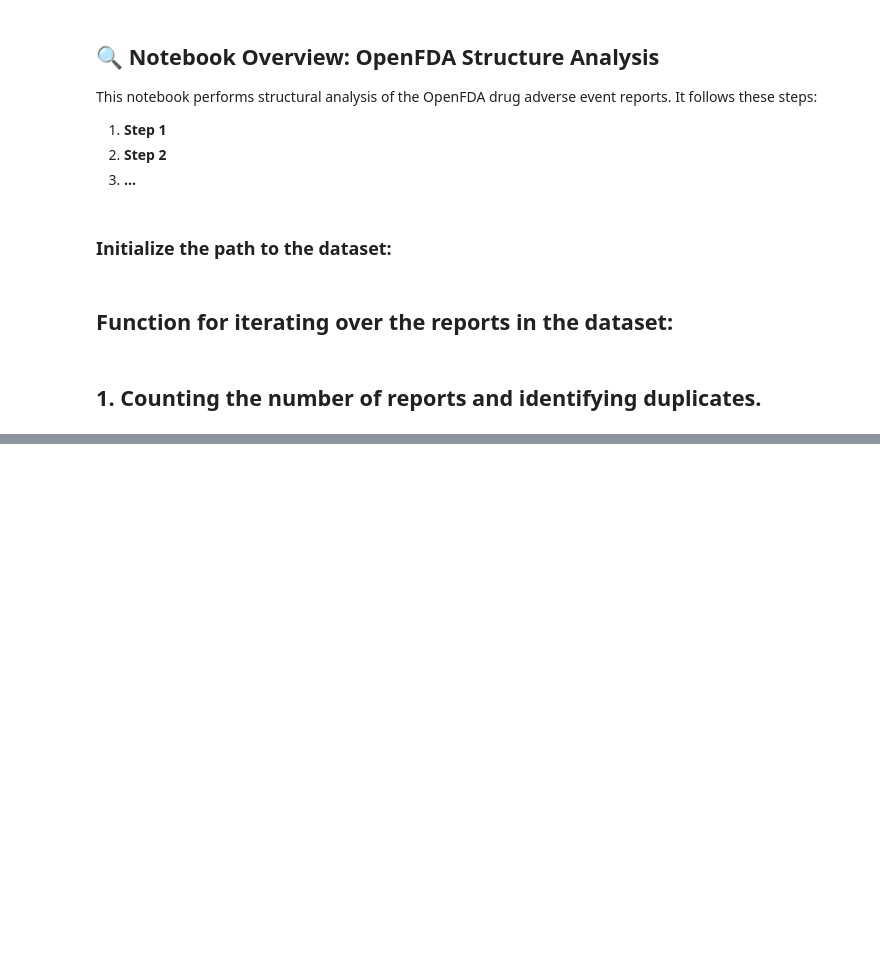
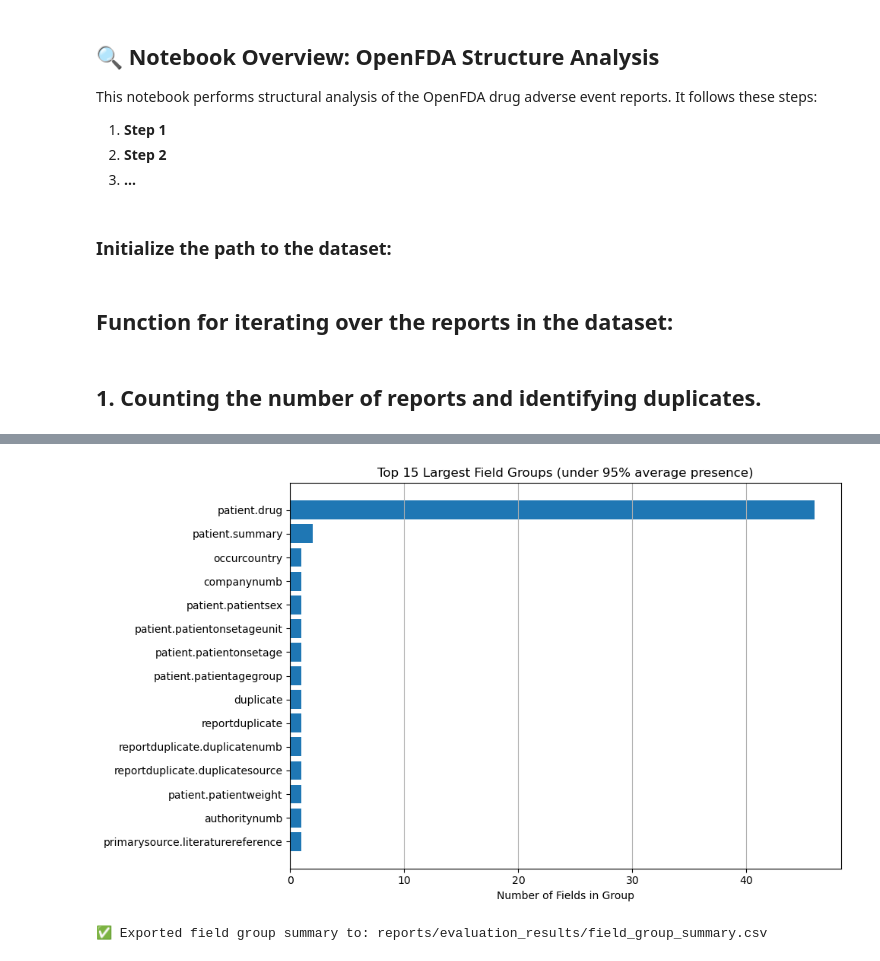
Before and after one commit to MaciejSzwedowicz/Maciej_Sz_BEP, a Jupyter notebook: notebooks/OpenFDA_Structure_Analysis.ipynb, the cells around one changed output, grey strips where cells are left out. Saved outputs shown, nothing was run; the diff lists cells and outputs as text; code cells hidden in the pictures; blank space fills up the shorter version.

```diff
--- a/notebooks/OpenFDA_Structure_Analysis.ipynb
+++ b/notebooks/OpenFDA_Structure_Analysis.ipynb
@@ -61,0 +282,23 @@ print(f"📦 Total number of reports: {report_count}")
+# %%
+# Filter out almost-always-present groups and sort by number of fields
+filtered_prefixes = prefix_summary[prefix_summary["avg_presence"] < 95]
+top_n = 15
+top_filtered = filtered_prefixes.sort_values("num_fields", ascending=False).head(top_n)
+
+# Plot
+plt.figure(figsize=(10, 6))
+plt.barh(top_filtered["prefix"], top_filtered["num_fields"])
+plt.xlabel("Number of Fields in Group")
+plt.title(f"Top {top_n} Largest Field Groups (under 95% average presence)")
+plt.grid(axis='x')
+plt.tight_layout()
+plt.gca().invert_yaxis()
+plt.show()
+# %% [output]
+[figure, added]
+# %%
+# Save the field group summary to CSV for reference
+prefix_summary.to_csv("../reports/evaluation_results/field_group_summary.csv", index=False)
+print("✅ Exported field group summary to: reports/evaluation_results/field_group_summary.csv")
+# %% [output]
+✅ Exported field group summary to: reports/evaluation_results/field_group_summary.csv
```
Also changed, not shown: parts of 20 cells of this notebook.
